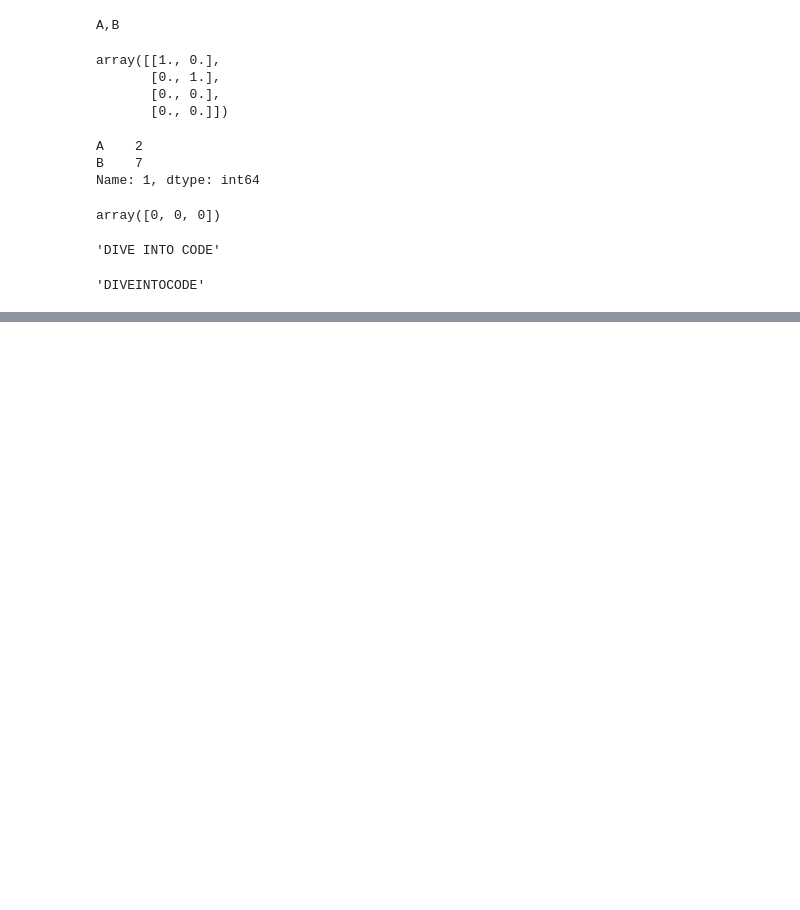
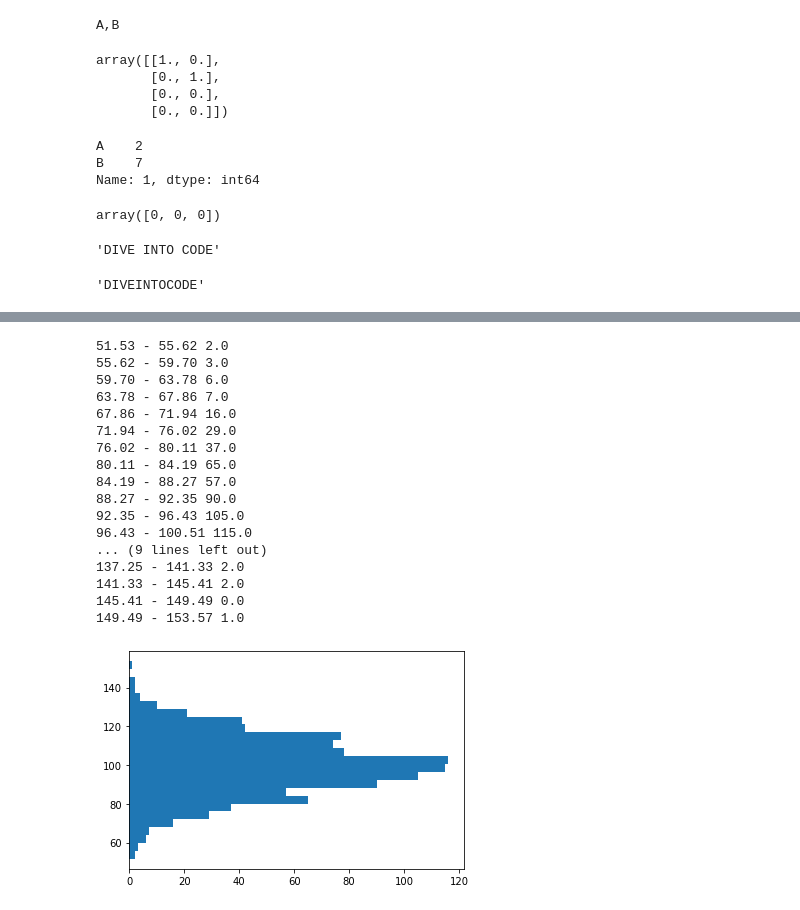
Before and after one commit to Mya-mori/working, a Jupyter notebook: python/資格/python_データ分析/模試/DIVE INTO/memo.ipynb, the cells around one changed output, grey strips where cells are left out. Cells and saved outputs as stored; diff of their text form; code cells hidden in the pictures; blank space fills up the shorter version.

```diff
--- a/python/資格/python_データ分析/模試/DIVE INTO/memo.ipynb
+++ b/python/資格/python_データ分析/模試/DIVE INTO/memo.ipynb
@@ -275,0 +438,32 @@ s.replace(" ", "")
+# %%
+import numpy as np
+import matplotlib.pyplot as plt
+np.random.seed(123)
+mu = 100
+sigma = 15
+x = np.random.normal(mu, sigma, 1000)
+fig, ax = plt.subplots()
+n, bins, patches = ax.hist(x, bins=25, orientation='horizontal')
+for i, num in enumerate(n):
+    print('{:.2f} - {:.2f} {}'.format(bins[i], bins[i + 1], num))
+
+plt.show()
+# %% [output]
+51.53 - 55.62 2.0
+55.62 - 59.70 3.0
+59.70 - 63.78 6.0
+63.78 - 67.86 7.0
+67.86 - 71.94 16.0
+71.94 - 76.02 29.0
+76.02 - 80.11 37.0
+80.11 - 84.19 65.0
+84.19 - 88.27 57.0
+88.27 - 92.35 90.0
+92.35 - 96.43 105.0
+96.43 - 100.51 115.0
+... (9 lines left out)
+137.25 - 141.33 2.0
+141.33 - 145.41 2.0
+145.41 - 149.49 0.0
+149.49 - 153.57 1.0
+[figure, added]
```
Also changed, not shown: parts of 12 cells of this notebook, 1 other file.
